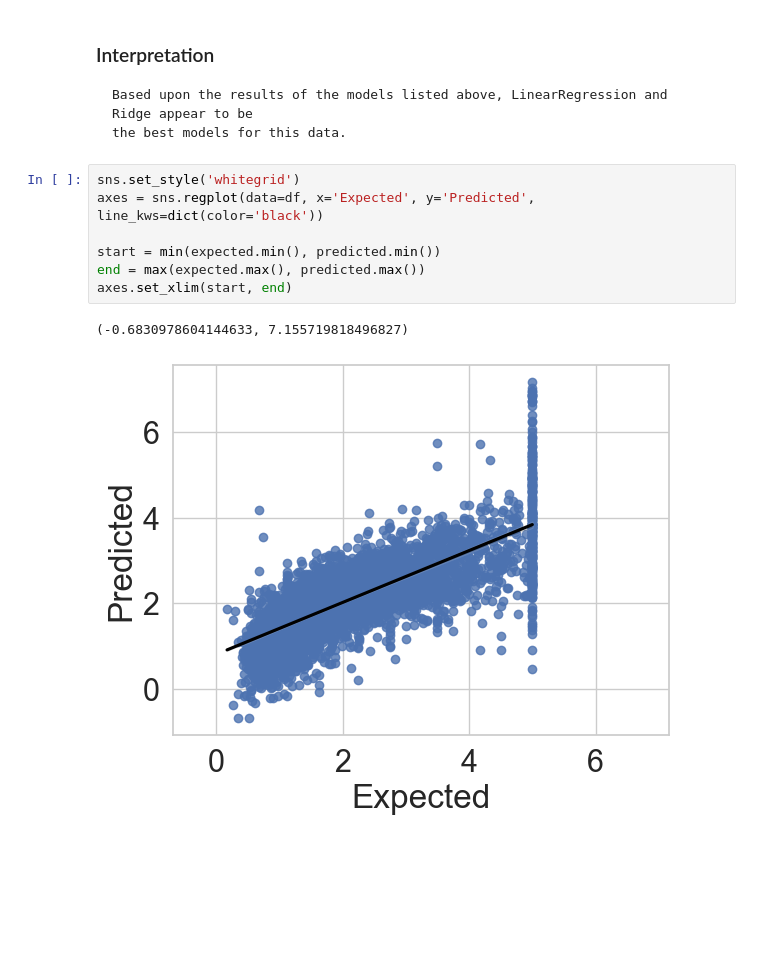
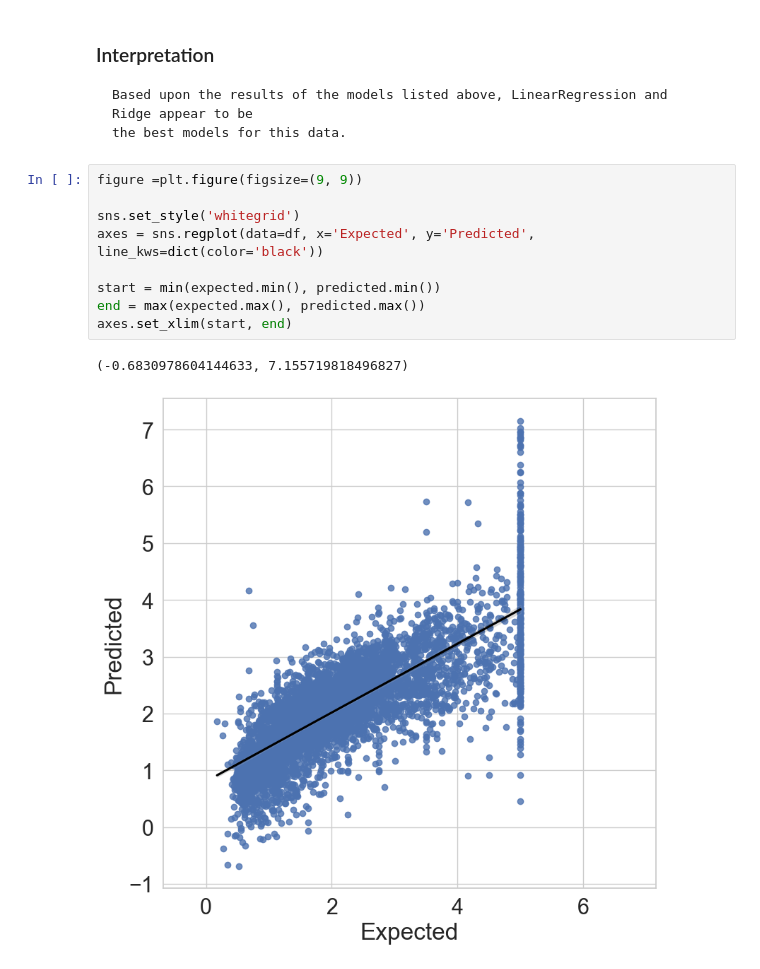
Before and after one commit to nhansen23/datafun-07-applied, a Jupyter notebook: nicole_ml.ipynb, the cells around one changed output. Cells and saved outputs as stored; diff of their text form; blank space fills up the shorter version.

Commit message:
updated last chart

````diff
--- a/nicole_ml.ipynb
+++ b/nicole_ml.ipynb
@@ -445,12 +445,14 @@ Based upon the results of the models listed above, LinearRegression and Ridge ap
 the best models for this data.
 ```
 # %%
+figure =plt.figure(figsize=(9, 9))
+
 sns.set_style('whitegrid')
 axes = sns.regplot(data=df, x='Expected', y='Predicted', line_kws=dict(color='black'))
 
 start = min(expected.min(), predicted.min())
 end = max(expected.max(), predicted.max())
 axes.set_xlim(start, end)
 # %% [output]
 (-0.6830978604144633, 7.155719818496827)
-[figure, old version]
+[figure, new version]
````
